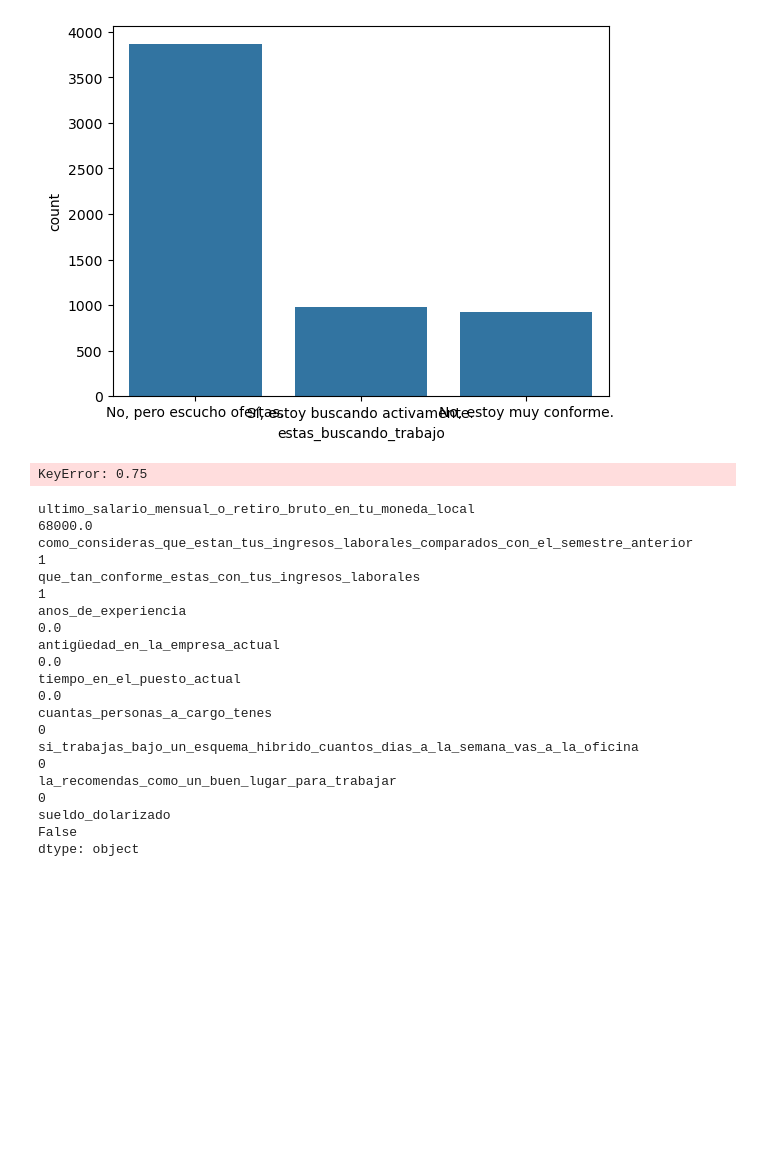
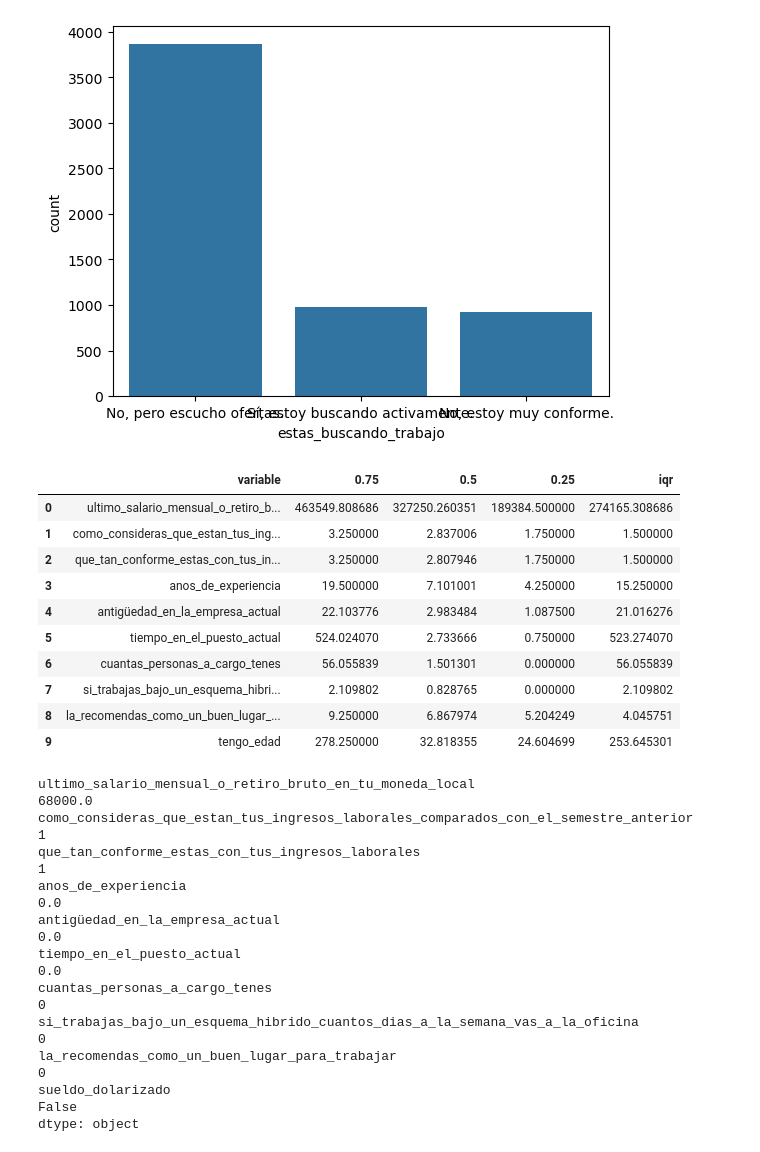
Before and after one commit to diazmiguel/Analisis_Exploratorio_de_Datos, a Jupyter notebook: AnalisisUnivariado.ipynb, the cells around one changed output. Saved outputs shown, nothing was run; the diff lists cells and outputs as text; code cells hidden in the pictures; blank space fills up the shorter version.

```diff
--- a/AnalisisUnivariado.ipynb
+++ b/AnalisisUnivariado.ipynb
@@ -100,16 +100,26 @@ sns.catplot(
 [figure]
 # %%
 (
-    datos.ultimo_salario_mensual_o_retiro_bruto_en_tu_moneda_local
+    datos.describe(include=(np.number))
     .quantile(q=[0.75,0.50,0.25])
     .transpose()
     .rename_axis('variable')
     .reset_index()
     .assign(iqr = lambda df : ( df[0.75] - df[0.25] )) #Esta linea no funciona
 )
 #Tenemos valores en las columnas que no son numeros ¿Donde? No se xd
 # %% [output]
-KeyError: 0.75
+|  | variable | 0.75 | 0.5 | 0.25 | iqr |
+| 0 | ultimo_salario_mensual_o_retiro_b... | 463549.808686 | 327250.260351 | 189384.500000 | 274165.308686 |
+| 1 | como_consideras_que_estan_tus_ing... | 3.250000 | 2.837006 | 1.750000 | 1.500000 |
+| 2 | que_tan_conforme_estas_con_tus_in... | 3.250000 | 2.807946 | 1.750000 | 1.500000 |
+| 3 | anos_de_experiencia | 19.500000 | 7.101001 | 4.250000 | 15.250000 |
+| 4 | antigüedad_en_la_empresa_actual | 22.103776 | 2.983484 | 1.087500 | 21.016276 |
+| 5 | tiempo_en_el_puesto_actual | 524.024070 | 2.733666 | 0.750000 | 523.274070 |
+| 6 | cuantas_personas_a_cargo_tenes | 56.055839 | 1.501301 | 0.000000 | 56.055839 |
+| 7 | si_trabajas_bajo_un_esquema_hibri... | 2.109802 | 0.828765 | 0.000000 | 2.109802 |
+| 8 | la_recomendas_como_un_buen_lugar_... | 9.250000 | 6.867974 | 5.204249 | 4.045751 |
+| 9 | tengo_edad | 278.250000 | 32.818355 | 24.604699 | 253.645301 |
 # %%
  #Veremos el minimo de las variables numericas
 datos.min(numeric_only=True)
```
Also changed, not shown: parts of 3 cells of this notebook, 2 other files.
